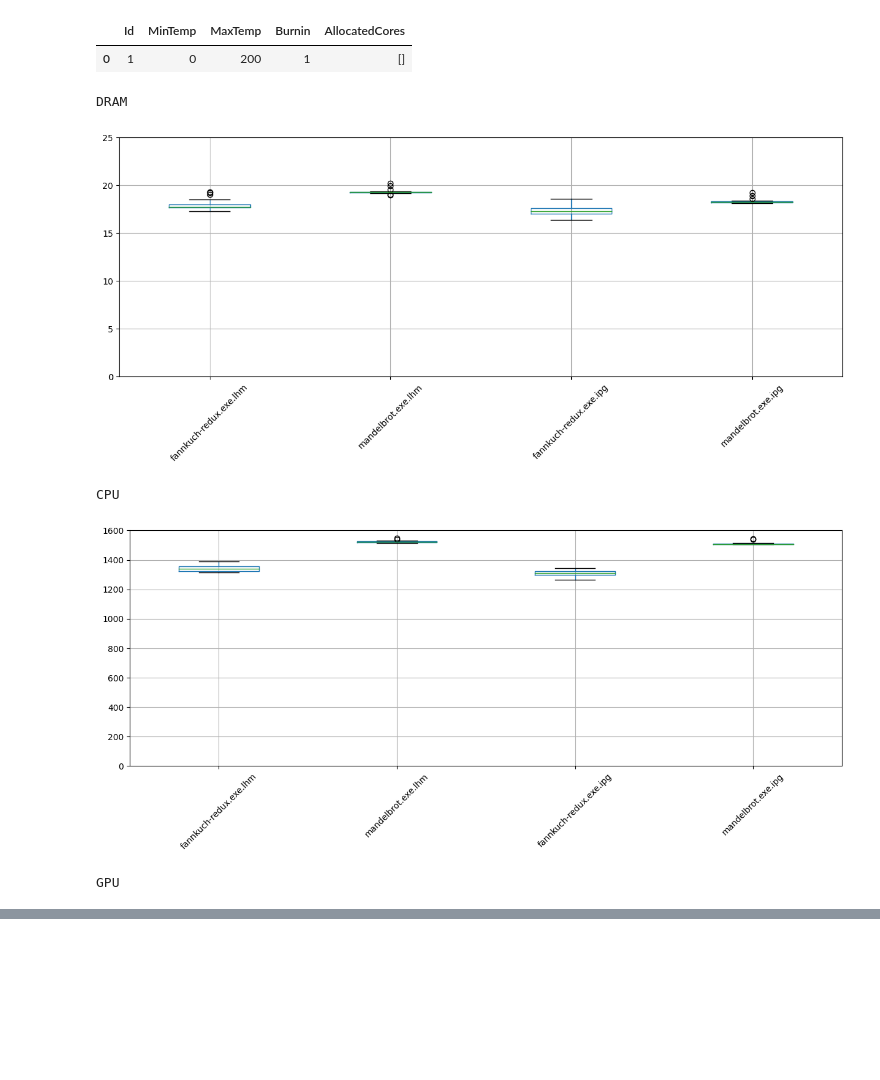
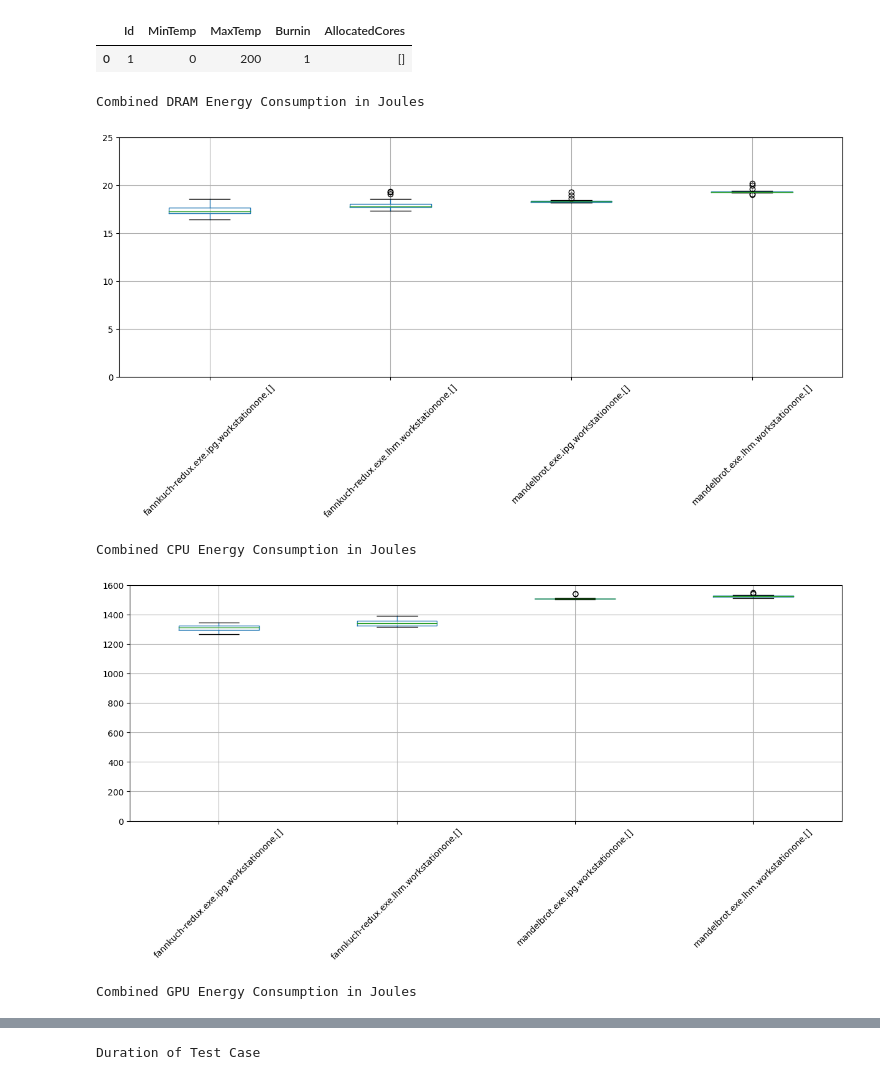
Before and after one commit to KuskIV/BDEnergy, a Jupyter notebook: analytics/result-analysis.ipynb, the cells around one changed output, grey strips where cells are left out. Saved outputs shown, nothing was run; the diff lists cells and outputs as text; code cells hidden in the pictures; blank space fills up the shorter version.

```diff
--- a/analytics/result-analysis.ipynb
+++ b/analytics/result-analysis.ipynb
@@ -12,6 +14,7 @@ db = DatabaseConnection()
 Connected to MySQL Server version  8.0.31-23
 # %%
 measurements_used = 25
+energy_per_time = 1000
 # %%
 experiment_name = "same-cpp-multi-core-micro-benchmark-different-compiler"
 experiment_number = 1
@@ -220,25 +254,54 @@ duration_df = pd.DataFrame(duration_results)
+# %%
+## Energy consumption for the entire test case
+dram_df = pd.DataFrame(dram_energy_results)
+dram_df =dram_df.reindex(columns=sorted(dram_df.columns))
+
+cpu_df = pd.DataFrame(cpu_energy_results)
+cpu_df = cpu_df.reindex(columns=sorted(cpu_df.columns))
+
+gpu_df = pd.DataFrame(gpu_energy_results)
+gpu_df = gpu_df.reindex(columns=sorted(gpu_df.columns))
+
+duration_df = pd.DataFrame(duration_results)
+duration_df = duration_df.reindex(columns=sorted(duration_df.columns))
+
+## Dynamic energy data frames
+dram_dynamic_df = pd.DataFrame(dram_dynamic_energy_consumption)
+dram_dynamic_df = dram_dynamic_df.reindex(columns=sorted(duration_df.columns))
+
+cpu_dynamic_df = pd.DataFrame(cpu_dynamic_energy_consumption)
+cpu_dynamic_df = cpu_dynamic_df.reindex(columns=sorted(cpu_dynamic_df.columns))
+
+gpu_dynamic_df = pd.DataFrame(gpu_dynamic_energy_consumption)
+gpu_dynamic_df = gpu_dynamic_df.reindex(columns=sorted(gpu_dynamic_df.columns))
 # %%
-print("DRAM")
+print("Combined DRAM Energy Consumption in Joules")
 dram_boxplot = dram_df.boxplot(figsize=(15,5), rot=45)
 dram_boxplot.plot()
-plot.ylim(0,25)
+plot.ylim(0, 25)
 plot.show()
 
-print("CPU")
+print("Combined CPU Energy Consumption in Joules")
 cpu_boxplot = cpu_df.boxplot(figsize=(15,5), rot=45)
 cpu_boxplot.plot()
 cpu_boxplot
 plot.ylim(0,1600)
 plot.show()
 
-print("GPU")
+print("Combined GPU Energy Consumption in Joules")
 gpu_boxplot = gpu_df.boxplot(figsize=(15,5), rot=45)
 gpu_boxplot.plot()
 plot.ylim(0,40)
 plot.show()
+
+print("Duration of Test Case")
+duration_boxplot = duration_df.boxplot(figsize=(15,5), rot=45)
+duration_boxplot.plot()
+# plot.ylim(0,40)
+plot.show()
 # %% [output]
-DRAM
+Combined DRAM Energy Consumption in Joules
-[figure, old version]
+[figure, new version]
-CPU
+Combined CPU Energy Consumption in Joules
-[figure, old version]
+[figure, new version]
-GPU
+Combined GPU Energy Consumption in Joules
@@ -245,0 +309 @@ GPU
+Duration of Test Case
```
Also changed, not shown: parts of 25 cells of this notebook, 5 other files.
